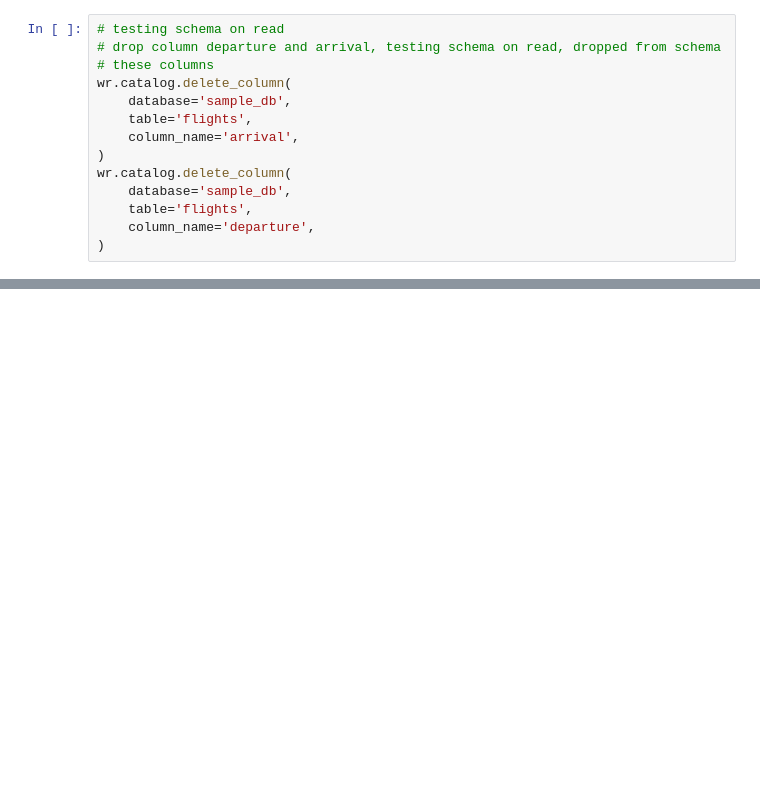
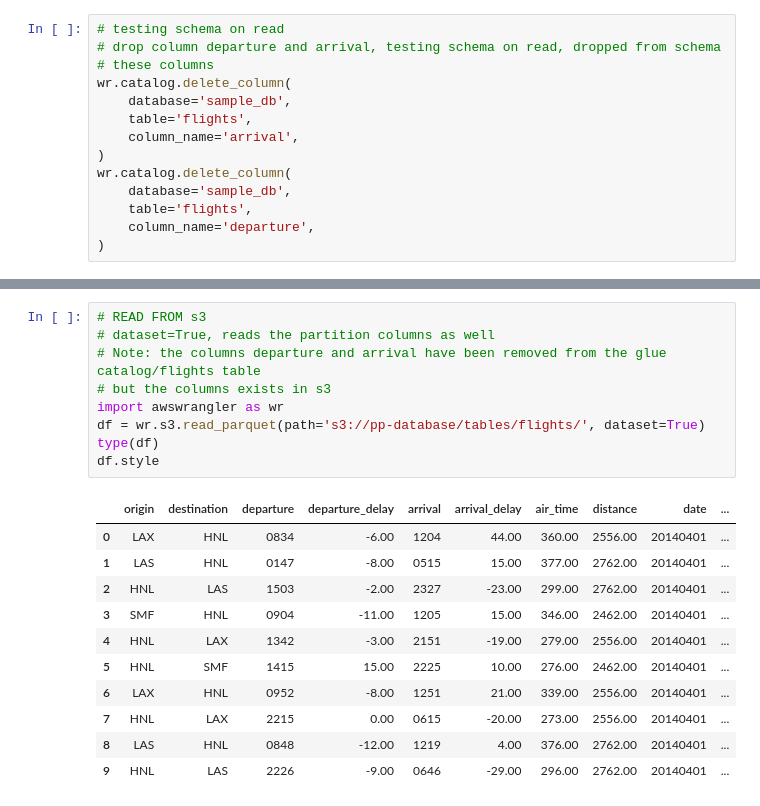
Before and after one commit to paramraghavan/sparksql-awsglue, a Jupyter notebook: aws-glue/aws-glue.ipynb, the cells around one changed output, grey strips where cells are left out. Cells and saved outputs as stored; diff of their text form; blank space fills up the shorter version.

```diff
--- a/aws-glue/aws-glue.ipynb
+++ b/aws-glue/aws-glue.ipynb
@@ -339,0 +340,21 @@ df.style
+# %%
+# READ FROM s3
+# dataset=True, reads the partition columns as well
+# Note: the columns departure and arrival have been removed from the glue catalog/flights table
+# but the columns exists in s3
+import awswrangler as wr
+df = wr.s3.read_parquet(path='s3://pp-database/tables/flights/', dataset=True)
+type(df)
+df.style
+# %% [output]
+|  | origin | destination | departure | departure_delay | arrival | arrival_delay | air_time | distance | date | ... |
+| 0 | LAX | HNL | 0834 | -6.00 | 1204 | 44.00 | 360.00 | 2556.00 | 20140401 | ... |
+| 1 | LAS | HNL | 0147 | -8.00 | 0515 | 15.00 | 377.00 | 2762.00 | 20140401 | ... |
+| 2 | HNL | LAS | 1503 | -2.00 | 2327 | -23.00 | 299.00 | 2762.00 | 20140401 | ... |
+| 3 | SMF | HNL | 0904 | -11.00 | 1205 | 15.00 | 346.00 | 2462.00 | 20140401 | ... |
+| 4 | HNL | LAX | 1342 | -3.00 | 2151 | -19.00 | 279.00 | 2556.00 | 20140401 | ... |
+| 5 | HNL | SMF | 1415 | 15.00 | 2225 | 10.00 | 276.00 | 2462.00 | 20140401 | ... |
+| 6 | LAX | HNL | 0952 | -8.00 | 1251 | 21.00 | 339.00 | 2556.00 | 20140401 | ... |
+| 7 | HNL | LAX | 2215 | 0.00 | 0615 | -20.00 | 273.00 | 2556.00 | 20140401 | ... |
+| 8 | LAS | HNL | 0848 | -12.00 | 1219 | 4.00 | 376.00 | 2762.00 | 20140401 | ... |
+| 9 | HNL | LAS | 2226 | -9.00 | 0646 | -29.00 | 296.00 | 2762.00 | 20140401 | ... |
```
Also changed, not shown: parts of 2 cells of this notebook.
